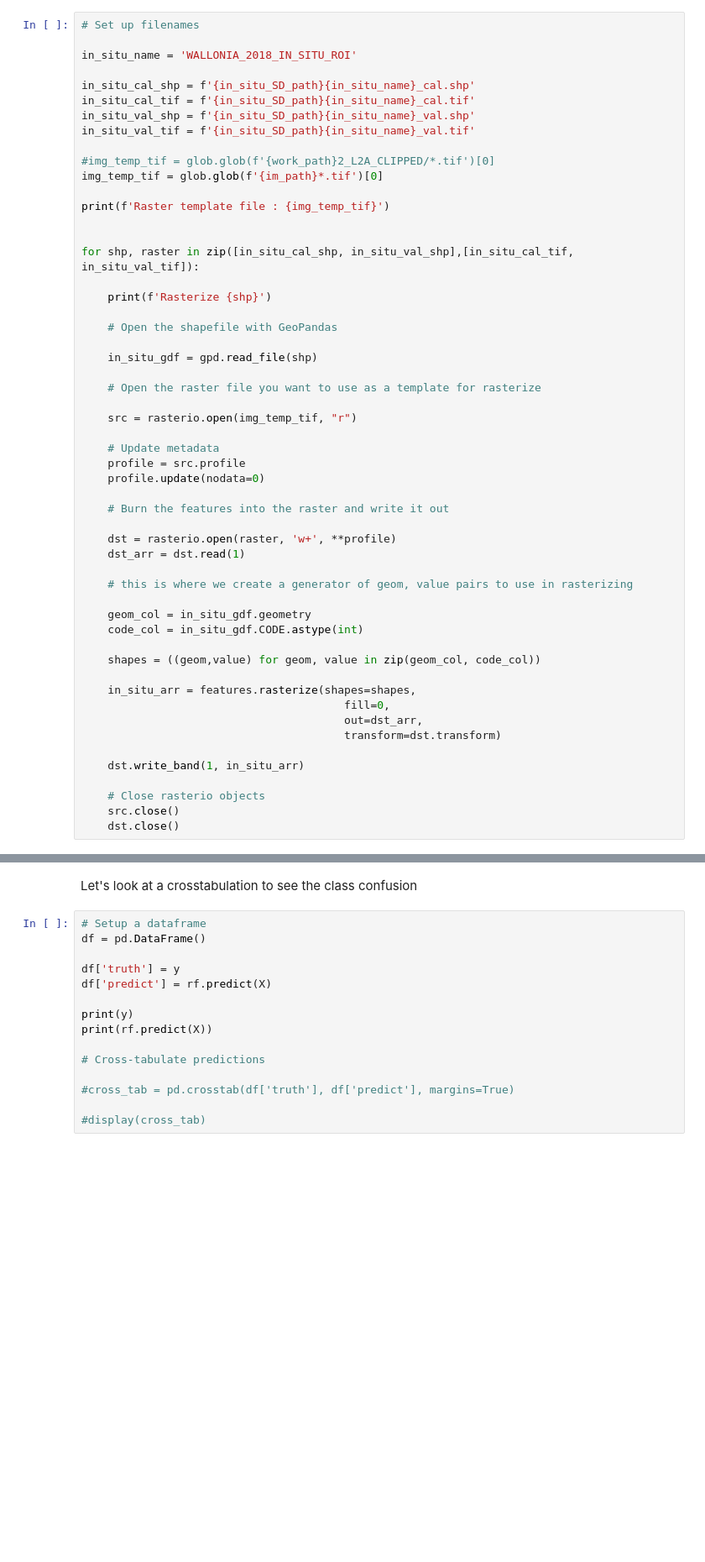
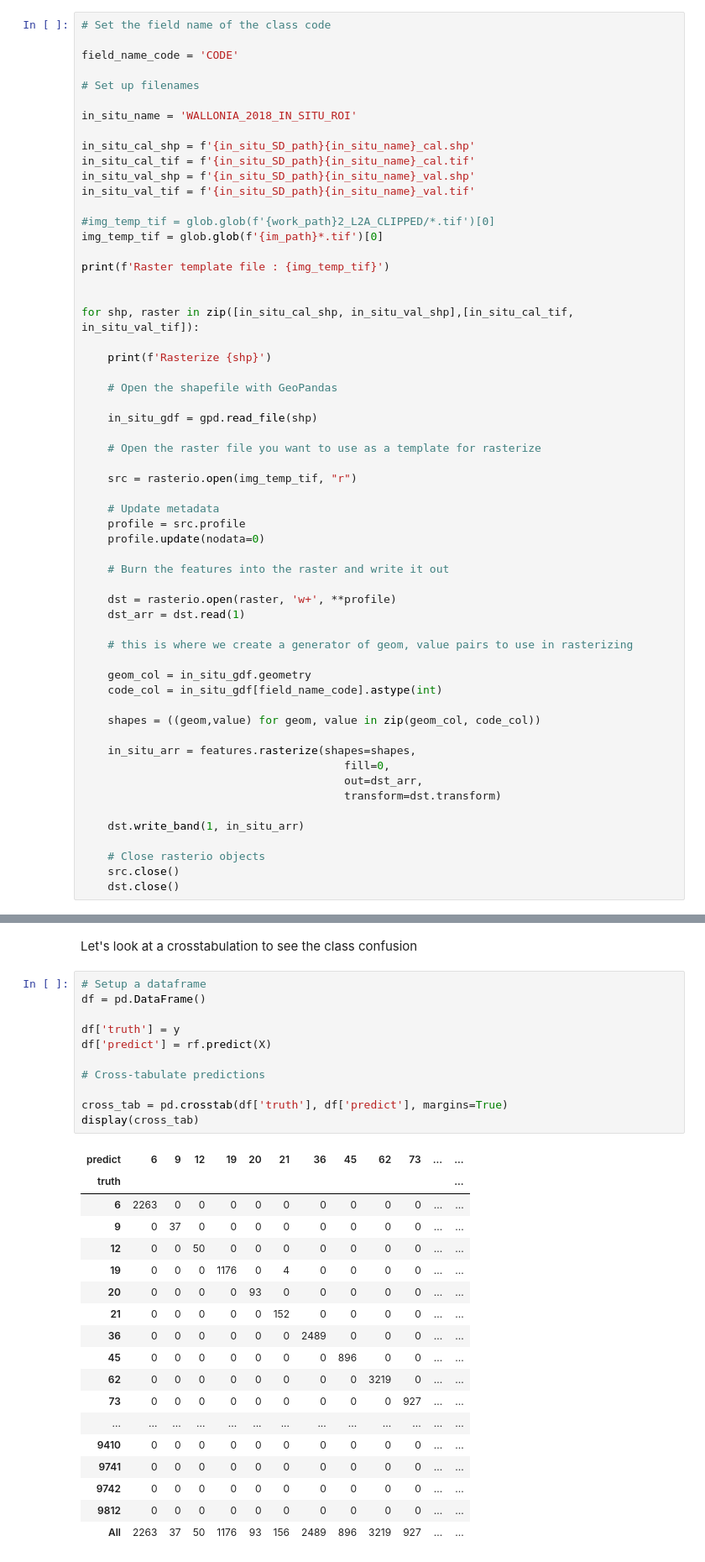
Before and after one commit to nicolasdeffense/eo-toolbox, a Jupyter notebook: notebooks/random_forest_classification.ipynb, the cells around one changed output, grey strips where cells are left out. Shown: that part at 84% size. Drawn from its saved outputs; the diff is of its cells as text; blank space fills up the shorter version.

```diff
--- a/notebooks/random_forest_classification.ipynb
+++ b/notebooks/random_forest_classification.ipynb
@@ -70,6 +70,10 @@ Classification path are set to : /Volumes/nbdid-sst-lbrat2104/GROUP_X/WORK/CLASS
 
 ### Rasterize in-situ data shapefile
 # %%
+# Set the field name of the class code
+
+field_name_code = 'CODE'
+
 # Set up filenames
 
 in_situ_name = 'WALLONIA_2018_IN_SITU_ROI'
@@ -109,7 +113,7 @@ for shp, raster in zip([in_situ_cal_shp, in_situ_val_shp],[in_situ_cal_tif, in_s
     # this is where we create a generator of geom, value pairs to use in rasterizing
 
     geom_col = in_situ_gdf.geometry
-    code_col = in_situ_gdf.CODE.astype(int)
+    code_col = in_situ_gdf[field_name_code].astype(int)
 
     shapes = ((geom,value) for geom, value in zip(geom_col, code_col))
 
@@ -253,16 +257,30 @@ Let's look at a crosstabulation to see the class confusion
 # %%
 # Setup a dataframe
 df = pd.DataFrame()
 
 df['truth'] = y
 df['predict'] = rf.predict(X)
 
-print(y)
-print(rf.predict(X))
-
 # Cross-tabulate predictions
 
-#cross_tab = pd.crosstab(df['truth'], df['predict'], margins=True)
-
-#display(cross_tab)
+cross_tab = pd.crosstab(df['truth'], df['predict'], margins=True)
+display(cross_tab)
 # %% [output]
+| predict | 6 | 9 | 12 | 19 | 20 | 21 | 36 | 45 | 62 | 73 | ... | ... |
+| truth |  |  |  |  |  |  |  |  |  |  |  | ... |
+| 6 | 2263 | 0 | 0 | 0 | 0 | 0 | 0 | 0 | 0 | 0 | ... | ... |
+| 9 | 0 | 37 | 0 | 0 | 0 | 0 | 0 | 0 | 0 | 0 | ... | ... |
+| 12 | 0 | 0 | 50 | 0 | 0 | 0 | 0 | 0 | 0 | 0 | ... | ... |
+| 19 | 0 | 0 | 0 | 1176 | 0 | 4 | 0 | 0 | 0 | 0 | ... | ... |
+| 20 | 0 | 0 | 0 | 0 | 93 | 0 | 0 | 0 | 0 | 0 | ... | ... |
+| 21 | 0 | 0 | 0 | 0 | 0 | 152 | 0 | 0 | 0 | 0 | ... | ... |
+| 36 | 0 | 0 | 0 | 0 | 0 | 0 | 2489 | 0 | 0 | 0 | ... | ... |
+| 45 | 0 | 0 | 0 | 0 | 0 | 0 | 0 | 896 | 0 | 0 | ... | ... |
+| 62 | 0 | 0 | 0 | 0 | 0 | 0 | 0 | 0 | 3219 | 0 | ... | ... |
+| 73 | 0 | 0 | 0 | 0 | 0 | 0 | 0 | 0 | 0 | 927 | ... | ... |
+| ... | ... | ... | ... | ... | ... | ... | ... | ... | ... | ... | ... | ... |
+| 9410 | 0 | 0 | 0 | 0 | 0 | 0 | 0 | 0 | 0 | 0 | ... | ... |
+| 9741 | 0 | 0 | 0 | 0 | 0 | 0 | 0 | 0 | 0 | 0 | ... | ... |
+| 9742 | 0 | 0 | 0 | 0 | 0 | 0 | 0 | 0 | 0 | 0 | ... | ... |
+| 9812 | 0 | 0 | 0 | 0 | 0 | 0 | 0 | 0 | 0 | 0 | ... | ... |
+| All | 2263 | 37 | 50 | 1176 | 93 | 156 | 2489 | 896 | 3219 | 927 | ... | ... |
```
Also changed, not shown: parts of 2 cells of this notebook, 3 other files.
